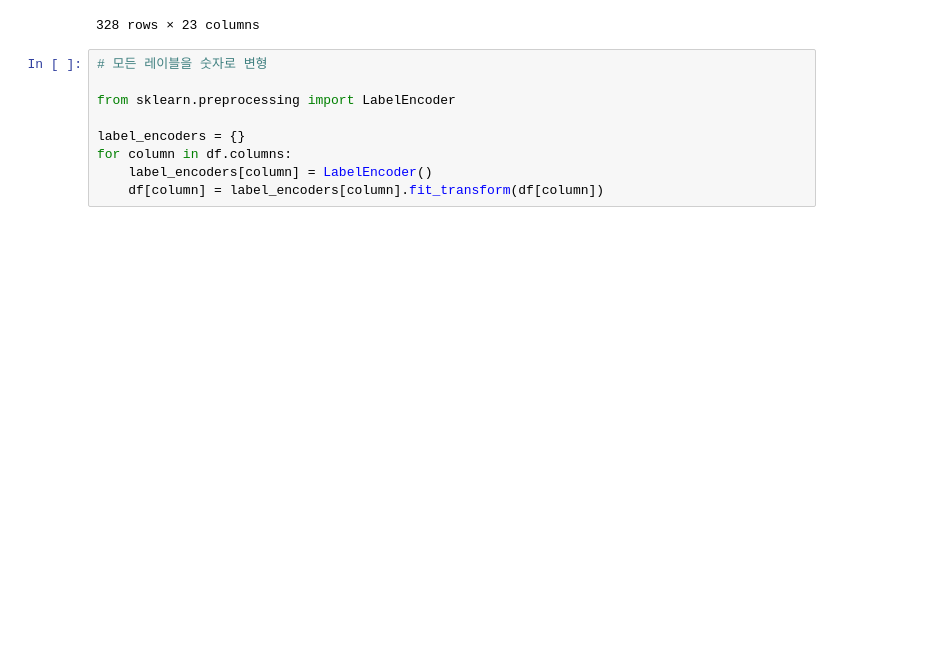
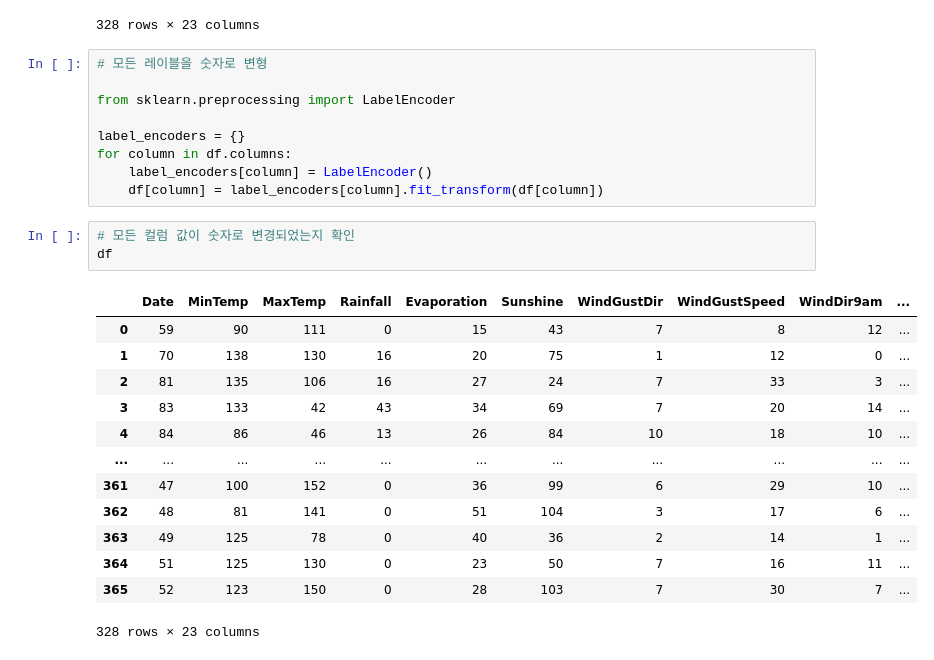
Before and after one commit to EunjaeHan/ML, a Jupyter notebook: 한은재_0916.ipynb, the cells around one changed output. Drawn from its saved outputs; the diff is of its cells as text; blank space fills up the shorter version.

```diff
--- a/한은재_0916.ipynb
+++ b/한은재_0916.ipynb
@@ -148,3 +148,20 @@ label_encoders = {}
 for column in df.columns:
     label_encoders[column] = LabelEncoder()
     df[column] = label_encoders[column].fit_transform(df[column])
+# %%
+# 모든 컬럼 값이 숫자로 변경되었는지 확인
+df
+# %% [output]
+|  | Date | MinTemp | MaxTemp | Rainfall | Evaporation | Sunshine | WindGustDir | WindGustSpeed | WindDir9am | ... |
+| 0 | 59 | 90 | 111 | 0 | 15 | 43 | 7 | 8 | 12 | ... |
+| 1 | 70 | 138 | 130 | 16 | 20 | 75 | 1 | 12 | 0 | ... |
+| 2 | 81 | 135 | 106 | 16 | 27 | 24 | 7 | 33 | 3 | ... |
+| 3 | 83 | 133 | 42 | 43 | 34 | 69 | 7 | 20 | 14 | ... |
+| 4 | 84 | 86 | 46 | 13 | 26 | 84 | 10 | 18 | 10 | ... |
+| ... | ... | ... | ... | ... | ... | ... | ... | ... | ... | ... |
+| 361 | 47 | 100 | 152 | 0 | 36 | 99 | 6 | 29 | 10 | ... |
+| 362 | 48 | 81 | 141 | 0 | 51 | 104 | 3 | 17 | 6 | ... |
+| 363 | 49 | 125 | 78 | 0 | 40 | 36 | 2 | 14 | 1 | ... |
+| 364 | 51 | 125 | 130 | 0 | 23 | 50 | 7 | 16 | 11 | ... |
+| 365 | 52 | 123 | 150 | 0 | 28 | 103 | 7 | 30 | 7 | ... |
+328 rows × 23 columns
```
Also changed, not shown: parts of 1 cell of this notebook.
